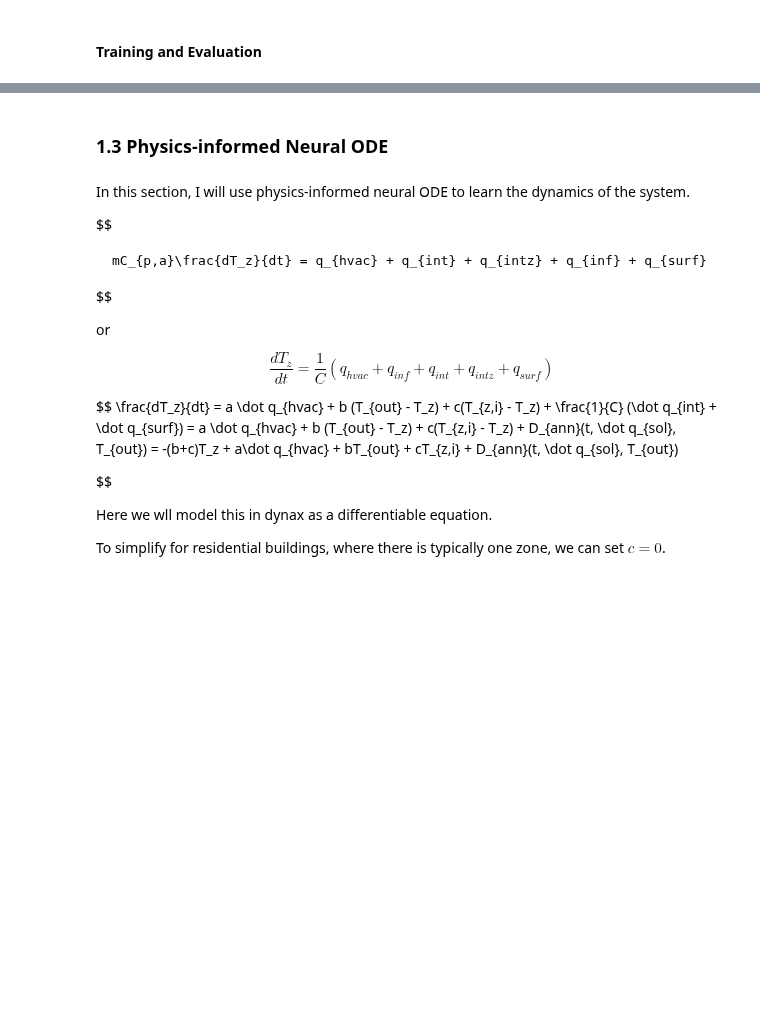
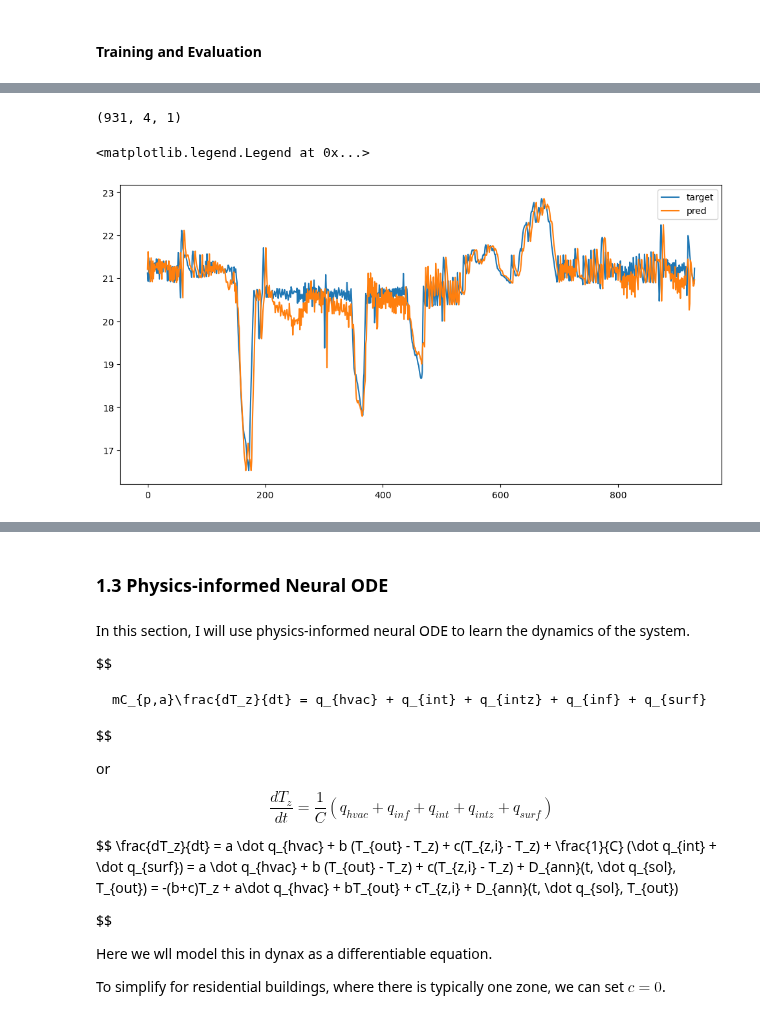
Before and after one commit to YangyangFu/dynax, a Jupyter notebook: cases/cost-comfort/zone-encoder-decoder.ipynb, the cells around one changed output, grey strips where cells are left out. Saved outputs shown, nothing was run; the diff lists cells and outputs as text; code cells hidden in the pictures; blank space fills up the shorter version.

```diff
--- a/cases/cost-comfort/zone-encoder-decoder.ipynb
+++ b/cases/cost-comfort/zone-encoder-decoder.ipynb
@@ -582,10 +611,10 @@ print(out.shape)
 # %%
 # inverse simulation train_step
 @jax.jit
-def train_step(train_state, state_init, u, target):
+def train_step(train_state, state_prev, inputs, target):
     def mse_loss(params):
         # prediction
-        outputs_pred = train_state.apply_fn(params, state_init, u)
+        outputs_pred = train_state.apply_fn(params, state_prev, inputs)
         #outputs_pred = jnp.clip(outputs_pred, 16., 40.)
         # mse loss: match dimensions
         pred_loss = jnp.mean((outputs_pred - target)**2)
@@ -607,6 +636,6 @@ optim = optax.chain(
     #optax.clip_by_global_norm(1.0),
     #optax.clip(1.),
     #optax.scale(1.2),
-    #optax.lamb(1e-04),
-    optax.adamw(1e-3)
+    #optax.lamb(1e-02),
+    optax.adamw(0.1)
 )
@@ -621,8 +642,22 @@ x_train.shape, u_train.shape
+# %%
+optim = optax.chain(
+    #optax.clip_by_global_norm(1.0),
+    #optax.clip(1.),
+    #optax.scale(1.2),
+    #optax.lamb(1e-02),
+    optax.adamw(0.1)
+)
+
+train_state = TrainState.create(
+    apply_fn=vmodel.apply,
+    params=init_params,
+    tx = optim,
+)
 # %%
-n_epochs = 150000
+n_epochs = 400000
 
 # train loop
 for epoch in range(n_epochs):
-    loss, grad, train_state = train_step(train_state, x_train, u_train, y_train)
+    loss, grad, train_state = train_step(train_state, state_train, inputs_train, target_train)
     if epoch % 1000 == 0:
         print(f"epoch: {epoch}, loss: {loss}")
@@ -629,10 +682,17 @@ for epoch in range(n_epochs):
 # %%
-y_pred = vmodel.apply(train_state.params, x_train, u_train)
-y_pred_test = vmodel.apply(train_state.params, x_test, u_test)
+y_pred = vmodel.apply(train_state.params, state_train, inputs_train)
+y_pred_test = vmodel.apply(train_state.params, state_test, inputs_test)
+# %%
+y_pred.shape
+# %% [output]
+(931, 4, 1)
 # %%
 plt.figure(figsize=(12,6))
-plt.plot(y_train[:,:], label='target')
-plt.plot(y_pred[:,:], label='pred')
+plt.plot(target_train[:,0], label='target')
+plt.plot(y_pred[:,0], label='pred')
 plt.legend()
+# %% [output]
+<matplotlib.legend.Legend at 0x...>
+[figure, added]
 # %%
 plt.figure(figsize=(12,6))
```
Also changed, not shown: parts of 17 cells of this notebook, 23 other files.
